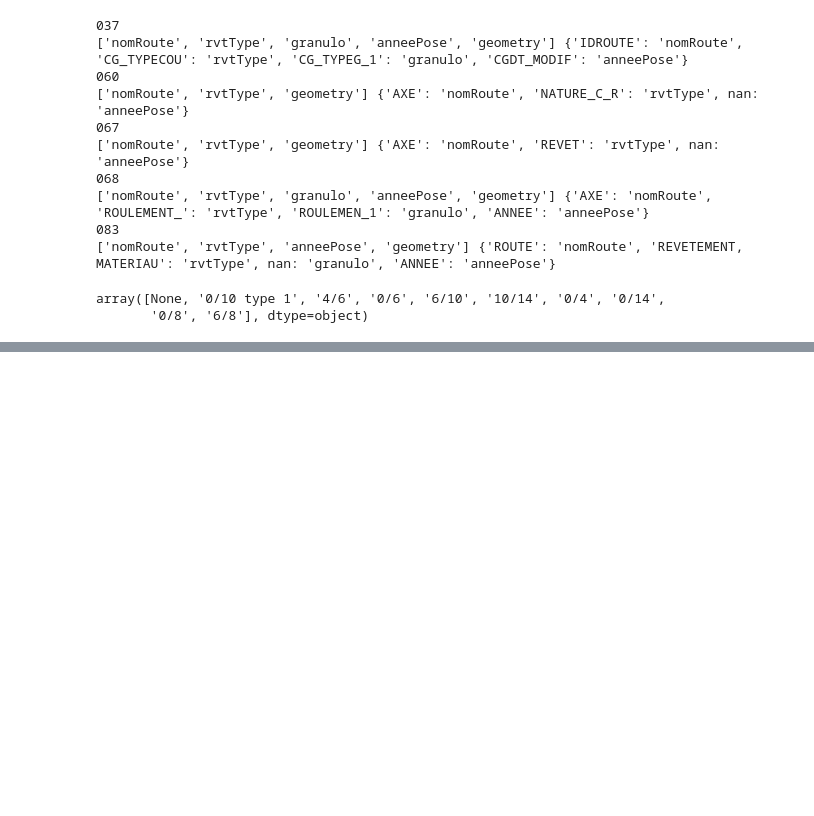
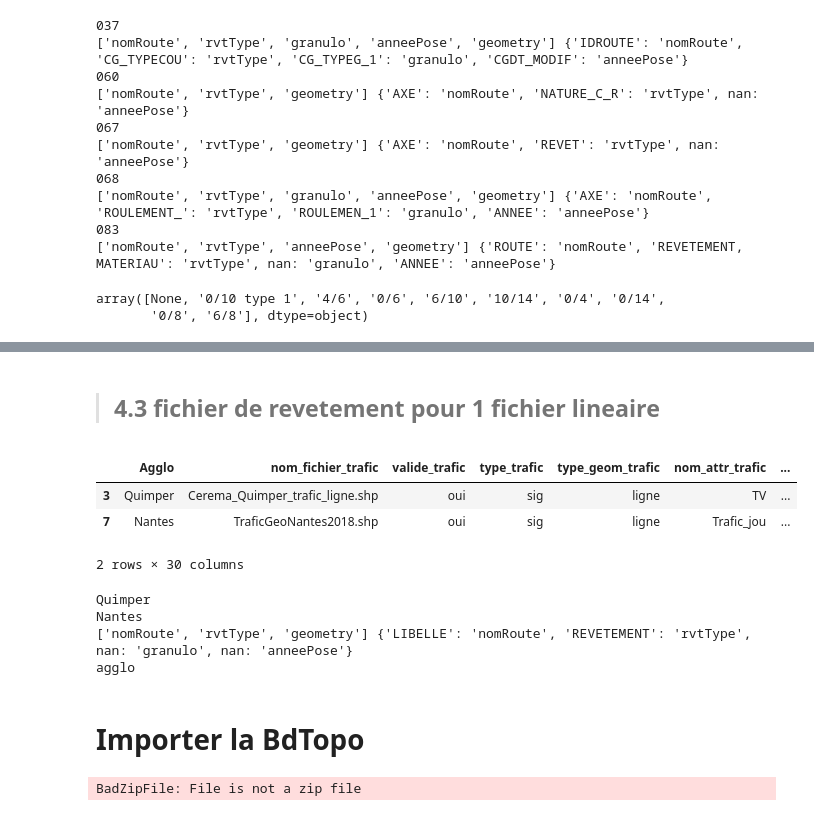
Before and after one commit to nantodevison/plamade, a Jupyter notebook: PlaMADE/src/Outils.ipynb, the cells around one changed output, grey strips where cells are left out. Drawn from its saved outputs; the diff is of its cells as text; code cells hidden in the pictures; blank space fills up the shorter version.

```diff
--- a/PlaMADE/src/Outils.ipynb
+++ b/PlaMADE/src/Outils.ipynb
@@ -957,0 +1144,52 @@ concat=pd.concat([gp.read_file(os.path.join(dossier,f)) for f in nomfichiers])
+# %% [markdown]
+> ## 4.3 fichier de revetement pour 1 fichier lineaire
+# %%
+dossierDonneesRd=r'C:\Users\martin.schoreisz\Box\Projet PLaMADE\PLAMADE\Reprise PlaMADE-Projet Sword\Données\5-Autres gestionnaires\old'
+fichierSynthese=os.path.join(dossierDonneesRd,'Synthese_type_fichier_agglo.ods')
+dfFichierSynthese=pd.read_excel(fichierSynthese, sheet_name='Complet',engine='odf', nrows=35, dtype={'dept':str})
+# %%
+dfNettoyeesSansReglesGestion=dfFichierSynthese.loc[(dfFichierSynthese['valide_trafic']=='oui') & (dfFichierSynthese['type_trafic']=='sig') & (dfFichierSynthese['type_geom_trafic']=='ligne')
+                                 & (dfFichierSynthese['regles_gestion_trafic']=='non') & (dfFichierSynthese['fichier_unique']=='non')].copy()
+dfNettoyeesAvecReglesGestion=dfFichierSynthese.loc[(dfFichierSynthese['valide_trafic']=='oui') & (dfFichierSynthese['type_trafic']=='sig') & (dfFichierSynthese['type_geom_trafic']=='ligne')
+                                 & (dfFichierSynthese['regles_gestion_trafic']!='non') & (dfFichierSynthese['fichier_unique']=='non')].copy()
+dfNettoyees=dfFichierSynthese.loc[(dfFichierSynthese['valide_trafic']=='oui') & (dfFichierSynthese['type_trafic']=='sig') & (dfFichierSynthese['type_geom_trafic']=='ligne')
+                                 & (dfFichierSynthese['fichier_unique']=='non')].copy()
+# %%
+dfNettoyees
+# %% [output]
+|  | Agglo | nom_fichier_trafic | valide_trafic | type_trafic | type_geom_trafic | nom_attr_trafic | ... |
+| 3 | Quimper | Cerema_Quimper_trafic_ligne.shp | oui | sig | ligne | TV | ... |
+| 7 | Nantes | TraficGeoNantes2018.shp | oui | sig | ligne | Trafic_jou | ... |
+2 rows × 30 columns
+# %%
+dicoGdf={}
+for t in dfNettoyees.itertuples() :
+    #ouvrir le fichier
+    print(t.Agglo)
+    for root, dirs, files in os.walk(os.path.join(dossierDonneesRd, t.Agglo)) :
+        if t.Agglo  not in  ('Nantes') :
+                continue
+        for f in files :
+            if isinstance(t.nom_fichier_revetement, str) :
+                #print(f.lower(), t.nom_fichier_vitesse.lower())
+                if f.lower() == t.nom_fichier_revetement.lower() :
+                    #print(f)
+                    #ouvrir et modifier le crs si besoin
+                    dfFichierSource=ouvrirReprojeter(os.path.join(root, f),t)
+                    dicoNomAttr={t.nom_attr_route_rvt:'nomRoute',t.type_revetement:'rvtType',t.nom_attr_granulo:'granulo', t.nom_attr_annee_pose : 'anneePose'}
+                    listAttrNonNull=[v for k,v in dicoNomAttr.items() if not pd.isnull(k)]+['geometry']
+                    print(listAttrNonNull,dicoNomAttr )
+                    #a reprendre apres pour le cas des departements particuliers non traites
+                    if t.Agglo in ('Nantes'):
+                        print('agglo')
+                        dfFichierRenomme=calculSpecifique(dfFichierSource, t, listAttrNonNull, typegest='agglo', typeAtr='rvt')
+                    else :
+                        dfFichierRenomme=dfFichierSource.rename(columns=dicoNomAttr)[listAttrNonNull]
+                    ajouterSourceDonnees(t, dfFichierRenomme, f)
+    dicoGdf[t.Agglo]=dfFichierRenomme
+dfConcatFixe=pd.concat(dicoGdf.values())
+# %% [output]
+Quimper
+Nantes
+['nomRoute', 'rvtType', 'geometry'] {'LIBELLE': 'nomRoute', 'REVETEMENT': 'rvtType', nan: 'granulo', nan: 'anneePose'}
+agglo
@@ -957,0 +1199,2 @@ concat=pd.concat([gp.read_file(os.path.join(dossier,f)) for f in nomfichiers])
+# %% [markdown]
+# Importer la BdTopo
@@ -957,0 +1209,6 @@ concat=pd.concat([gp.read_file(os.path.join(dossier,f)) for f in nomfichiers])
+# %%
+#extraire les fichiers
+fichier='BDTOPO_3-0_TOUSTHEMES_SHP_LAMB93_D001_2019-06-20.7z.001'
+zip=zipfile.ZipFile(os.path.join(dossierLocal,fichier))
+# %% [output]
+BadZipFile: File is not a zip file
```
Also changed, not shown: parts of 33 cells of this notebook, 1 other file.
